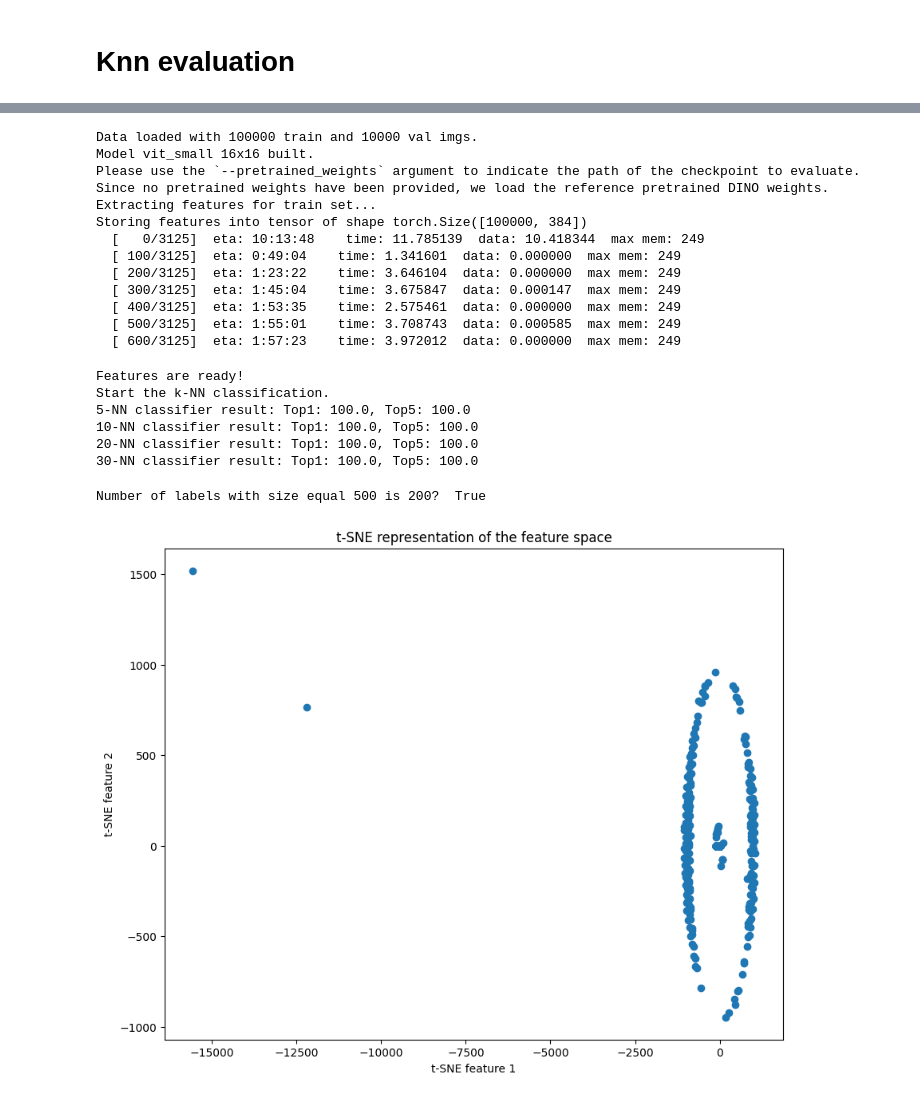
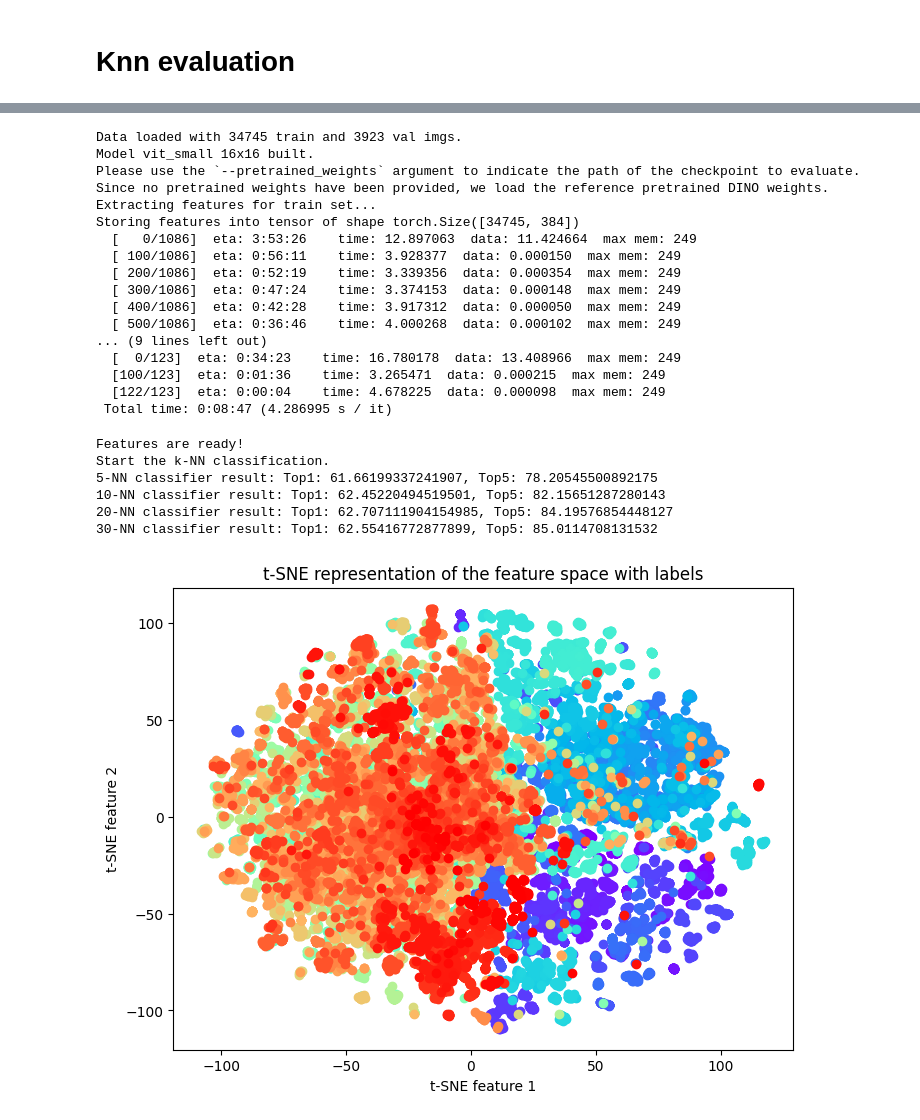
Before and after one commit to jneyzaguirre1/dino_evaluation, a Jupyter notebook: eval_knn.ipynb, the cells around one changed output, grey strips where cells are left out. Drawn from its saved outputs; the diff is of its cells as text; code cells hidden in the pictures.

Commit message:
included mini-imagenet dataset, works well

```diff
--- a/eval_knn.ipynb
+++ b/eval_knn.ipynb
@@ -19,6 +17,7 @@ import utils
 import vision_transformer as vits
 # %%
 args = {}
+args["num_classes"] = 1000
 args["batch_size_per_gpu"] = 32
 args["nb_knn"] = [5, 10, 20, 30]
 args["temperature"] = 0.07
@@ -28,13 +27,13 @@ args["arch"] = "vit_small"
 args["patch_size"] = 16
 args["checkpoint_key"] = "teacher"
 args["dump_features"] = "./data/features/"
-args["suffix"] = "_shuffle_corrected"
+args["suffix"] = "_mini_1000" # "_tiny_200"
 args["load_features"] = None #"./data/features/"
 args["save_features"] = "./data/features/"
 args["num_workers"] = 4
 args["dist_url"] = "env://"
 args["local_rank"] = 0
-args["data_path"] = "./data/tiny_imagenet/tiny-imagenet-200/"
+args["data_path"] = "./data/imagenet-mini/" #"./data/tiny-imagenet-200/"
 args["rank"] = 0
 args["gpu"] = 0
 args["world_size "] = 1
@@ -71,8 +71,8 @@ def extract_feature_pipeline(args):
         pth_transforms.ToTensor(),
         pth_transforms.Normalize((0.485, 0.456, 0.406), (0.229, 0.224, 0.225)),
     ])
-    dataset_train = datasets.ImageFolder(root='./data/tiny_imagenet/tiny-imagenet-200/train/', transform=transform)
-    dataset_val = datasets.ImageFolder(root='./data/tiny_imagenet/tiny-imagenet-200/val/', transform=transform)
+    dataset_train = datasets.ImageFolder(root=args["data_path"] + 'train/', transform=transform)
+    dataset_val = datasets.ImageFolder(root=args["data_path"]+ 'val/', transform=transform)
     data_loader_train = torch.utils.data.DataLoader(
         dataset_train,
         batch_size=args["batch_size_per_gpu"],
@@ -145,10 +145,8 @@ def extract_features(model, data_loader, use_cuda=True):
 
         # update storage feature matrix
         if use_cuda:
-            #features.index_copy_(0, index, feats)
             features.index_copy_(0, idx, feats)
         else:
-            #features.index_copy_(0, index.cpu(), feats.cpu())
             features.index_copy_(0, idx.cpu(), feats.cpu())
     return features
 # %%
@@ -161,19 +159,23 @@ else:
     # need to extract features !
     train_features, test_features, train_labels, test_labels = extract_feature_pipeline(args)
 # %% [output]
-Data loaded with 100000 train and 10000 val imgs.
+Data loaded with 34745 train and 3923 val imgs.
 Model vit_small 16x16 built.
 Please use the `--pretrained_weights` argument to indicate the path of the checkpoint to evaluate.
 Since no pretrained weights have been provided, we load the reference pretrained DINO weights.
 Extracting features for train set...
-Storing features into tensor of shape torch.Size([100000, 384])
-  [   0/3125]  eta: 10:13:48    time: 11.785139  data: 10.418344  max mem: 249
-  [ 100/3125]  eta: 0:49:04    time: 1.341601  data: 0.000000  max mem: 249
-  [ 200/3125]  eta: 1:23:22    time: 3.646104  data: 0.000000  max mem: 249
-  [ 300/3125]  eta: 1:45:04    time: 3.675847  data: 0.000147  max mem: 249
-  [ 400/3125]  eta: 1:53:35    time: 2.575461  data: 0.000000  max mem: 249
-  [ 500/3125]  eta: 1:55:01    time: 3.708743  data: 0.000585  max mem: 249
-  [ 600/3125]  eta: 1:57:23    time: 3.972012  data: 0.000000  max mem: 249
+Storing features into tensor of shape torch.Size([34745, 384])
+  [   0/1086]  eta: 3:53:26    time: 12.897063  data: 11.424664  max mem: 249
+  [ 100/1086]  eta: 0:56:11    time: 3.928377  data: 0.000150  max mem: 249
+  [ 200/1086]  eta: 0:52:19    time: 3.339356  data: 0.000354  max mem: 249
+  [ 300/1086]  eta: 0:47:24    time: 3.374153  data: 0.000148  max mem: 249
+  [ 400/1086]  eta: 0:42:28    time: 3.917312  data: 0.000050  max mem: 249
+  [ 500/1086]  eta: 0:36:46    time: 4.000268  data: 0.000102  max mem: 249
+... (9 lines left out)
+  [  0/123]  eta: 0:34:23    time: 16.780178  data: 13.408966  max mem: 249
+  [100/123]  eta: 0:01:36    time: 3.265471  data: 0.000215  max mem: 249
+  [122/123]  eta: 0:00:04    time: 4.678225  data: 0.000098  max mem: 249
+ Total time: 0:08:47 (4.286995 s / it)
 # %%
 @torch.no_grad()
 def knn_classifier(train_features, train_labels, test_features, test_labels, k, T, num_classes=200):
@@ -225,21 +227,17 @@ if utils.get_rank() == 0:
     print("Features are ready!\nStart the k-NN classification.")
     for k in args["nb_knn"]:
         top1, top5 = knn_classifier(train_features, train_labels,
-            test_features, test_labels, k=k, T=args["temperature"], num_classes=200)
+            test_features, test_labels, k=k, T=args["temperature"], num_classes=args["num_classes"])
         print(f"{k}-NN classifier result: Top1: {top1}, Top5: {top5}")
 # %% [output]
 Features are ready!
 Start the k-NN classification.
-5-NN classifier result: Top1: 100.0, Top5: 100.0
-10-NN classifier result: Top1: 100.0, Top5: 100.0
-20-NN classifier result: Top1: 100.0, Top5: 100.0
-30-NN classifier result: Top1: 100.0, Top5: 100.0
+5-NN classifier result: Top1: 61.66199337241907, Top5: 78.20545500892175
+10-NN classifier result: Top1: 62.45220494519501, Top5: 82.15651287280143
+20-NN classifier result: Top1: 62.707111904154985, Top5: 84.19576854448127
+30-NN classifier result: Top1: 62.55416772877899, Top5: 85.0114708131532
 # %%
 X = train_features.detach().cpu().numpy()
 labels = train_labels.detach().cpu().numpy()
 
 classes, counts = np.unique(labels, return_counts=True)
-num_classes = 200
-print(f"Number of labels with size equal 500 is {num_classes}? ", np.count_nonzero(counts==500) == num_classes)
-# %% [output]
-Number of labels with size equal 500 is 200?  True
@@ -246,13 +247,19 @@ Number of labels with size equal 500 is 200?  True
 # %%
-tsne = TSNE(n_components=2)  # n_components is the dimension of the embedded space
-X_embedded = tsne.fit_transform(X)
-X_embedded.shape
+step = 1
+chosen_classes = np.arange(start=0, stop=len(classes), step=step)
+colors = plt.cm.rainbow(np.linspace(0, 1, len(chosen_classes)))
 
-plt.figure(figsize=(10, 8))
-plt.scatter(X_embedded[:, 0], X_embedded[:, 1])  # Plot the first and second components
-plt.title('t-SNE representation of the feature space')
+plt.figure(figsize=(8, 6))
+idx = 50
+for lab, col in zip(chosen_classes, colors):
+    mask = labels == lab
+    plt.scatter(X_embedded[mask, 0], X_embedded[mask, 1], label=lab, color=col)
+
+plt.title('t-SNE representation of the feature space with labels')
 plt.xlabel('t-SNE feature 1')
 plt.ylabel('t-SNE feature 2')
+if step >= 50:
+    plt.legend(loc='best')
 plt.show()
 # %% [output]
-[figure, old version]
+[figure, new version]
```
Also changed, not shown: parts of 6 cells of this notebook.
